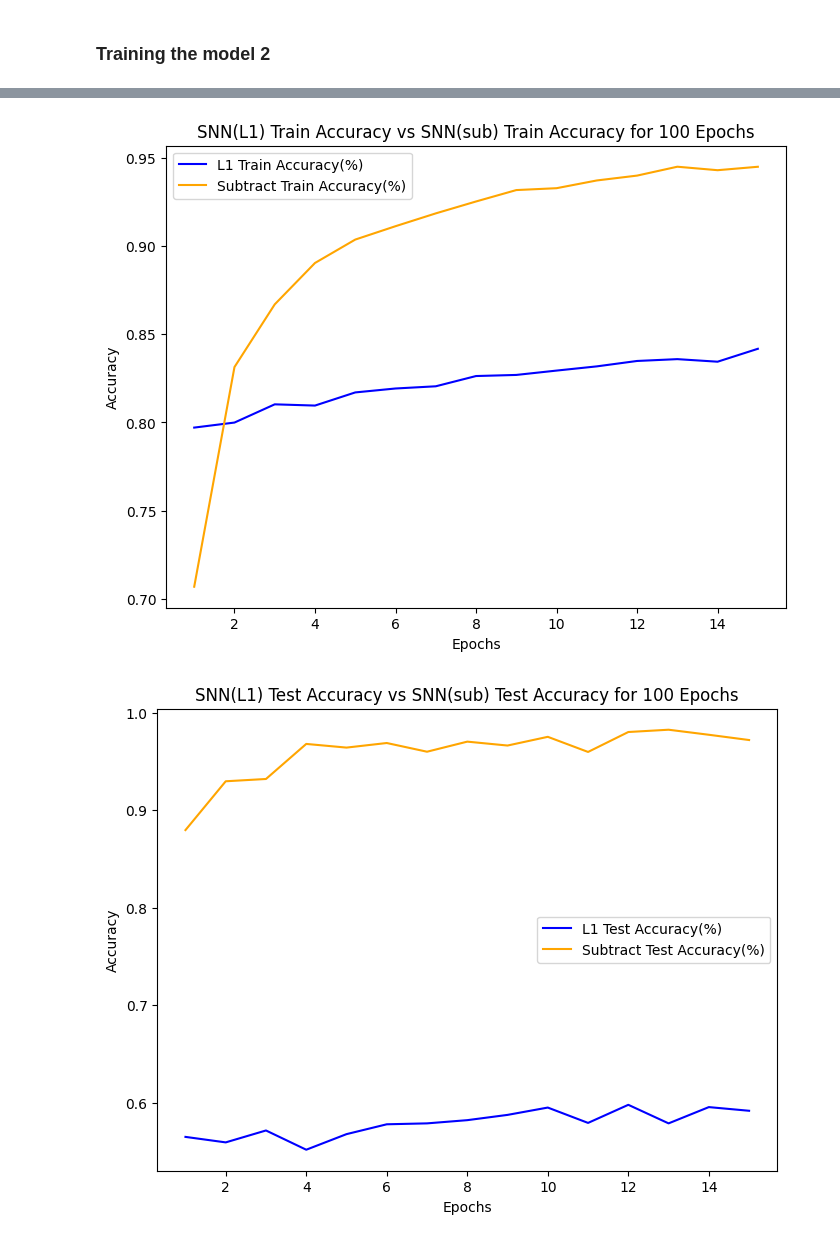
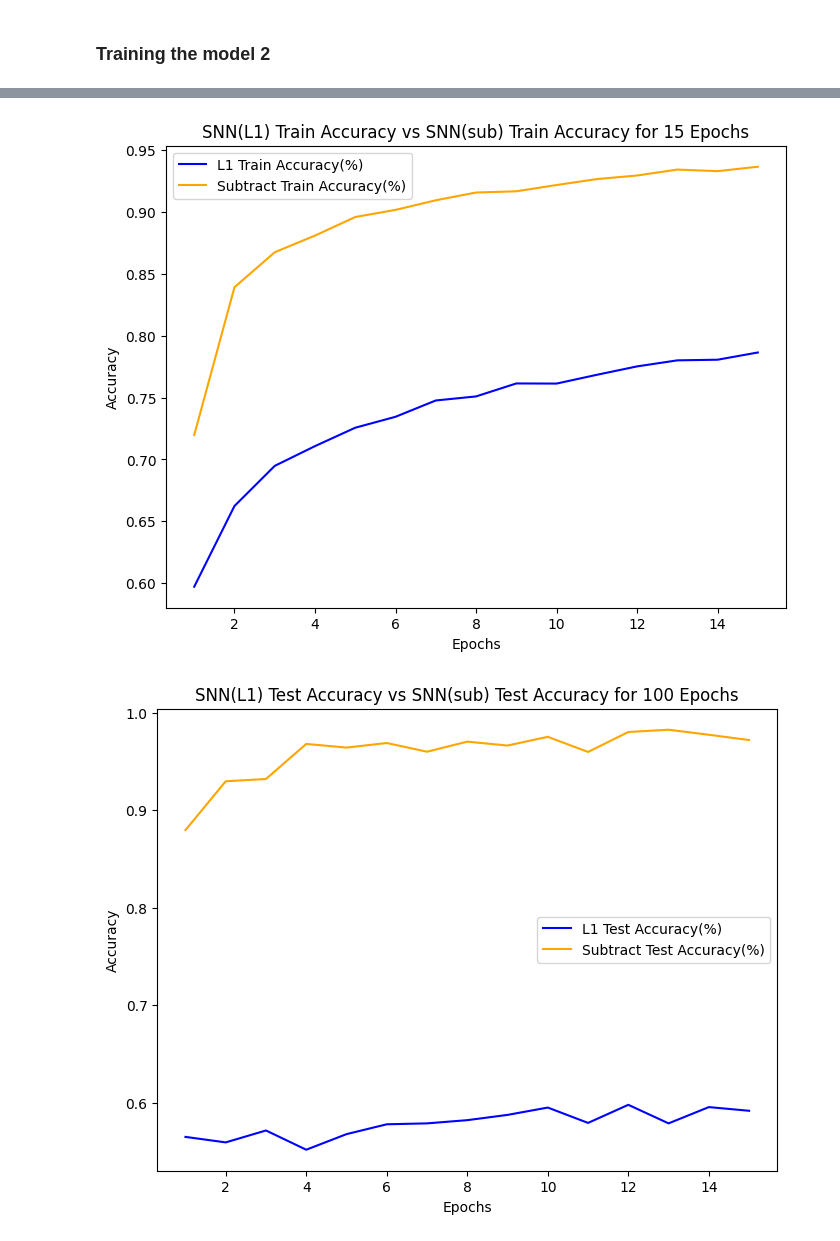
Before and after one commit to Sarvesh-DG-6/FingerPrintMatchingSNN, a Jupyter notebook: train.ipynb, the cells around one changed output, grey strips where cells are left out. Cells and saved outputs as stored; diff of their text form; code cells hidden in the pictures.

```diff
--- a/train.ipynb
+++ b/train.ipynb
@@ -246,5 +192,5 @@ ________________________________________________________________________________
 # %% [markdown]
 ### Training the model 1
 # %%
-history_M1 = model.fit_generator(train_gen, epochs = 100, validation_data=val_gen)
+history_M1 = model.fit_generator(train_gen, epochs = 15, validation_data=val_gen)
 # %% [output]
@@ -437,7 +382,8 @@ net = layers.Dense(1, activation='sigmoid')(net)
 model_2 = Model(inputs=[x1, x2], outputs=net)
 
 # Compile the model with binary crossentropy and Adam optimizer
-model_2.compile(loss='binary_crossentropy', optimizer='adam', metrics=['loss'])
+model_2.compile(loss = 'binary_crossentropy', optimizer= 'adam', metrics=['acc'])
+
 
 # Summary of the model
 model_2.summary()
@@ -462,4 +408,4 @@ ________________________________________________________________________________
 # %% [markdown]
 ### Training the model 2
 # %%
-history_M2 = model_2.fit_generator(train_gen, epochs = 15, validation_data=val_gen)
+history_M2 = model_2.fit_generator(train_gen, epochs = 100, validation_data=val_gen)
@@ -537,6 +477,6 @@ plt.show()
 # %%
-SNN_l1_train_accuracy = history_M2.history["accuracy"]
-SNN_l1_validation_accuracy = history_M2.history["val_accuracy"]
+SNN_l1_train_accuracy = history_M2.history['acc']
+SNN_l1_validation_accuracy = history_M2.history["val_acc"]
 SNN_l1_train_loss = history_M2.history["loss"]
 SNN_l1_validation_loss = history_M2.history["val_loss"]
 # %%
@@ -617,25 +557,25 @@ plt.show()
 # %%
 # Plotting Train vs Test Accuracy
 plt.figure(figsize=(8, 6))
 
 # Plot Train Accuracy
 plt.plot(epochs, SNN_l1_train_accuracy, label='L1 Train Accuracy(%)', color='blue')
 
 # Plot Test Accuracy
 plt.plot(epochs, SNN_sub_train_accuracy, label='Subtract Train Accuracy(%)', color='orange')
 
 # Adding title and labels
-plt.title('SNN(L1) Train Accuracy vs SNN(sub) Train Accuracy for 100 Epochs')
+plt.title('SNN(L1) Train Accuracy vs SNN(sub) Train Accuracy for 15 Epochs')
 plt.xlabel('Epochs')
 plt.ylabel('Accuracy')
 
 # Adding a legend
 plt.legend()
 
 # Display the plot
 plt.show()
 # %% [output]
-[figure, old version]
+[figure, new version]
 # %%
 # Plotting Train vs Test Accuracy
 plt.figure(figsize=(8, 6))
```
Also changed, not shown: parts of 19 cells of this notebook.
